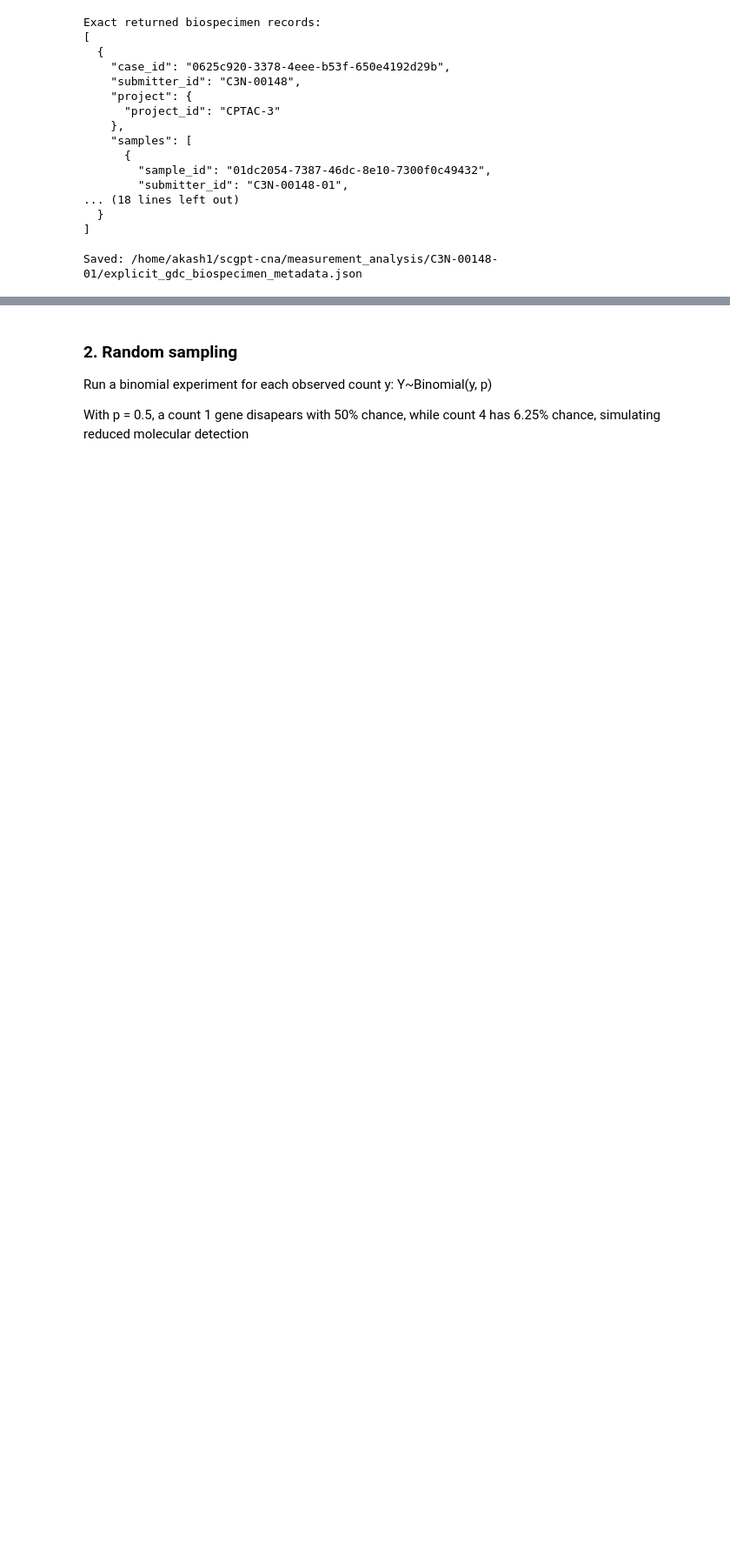
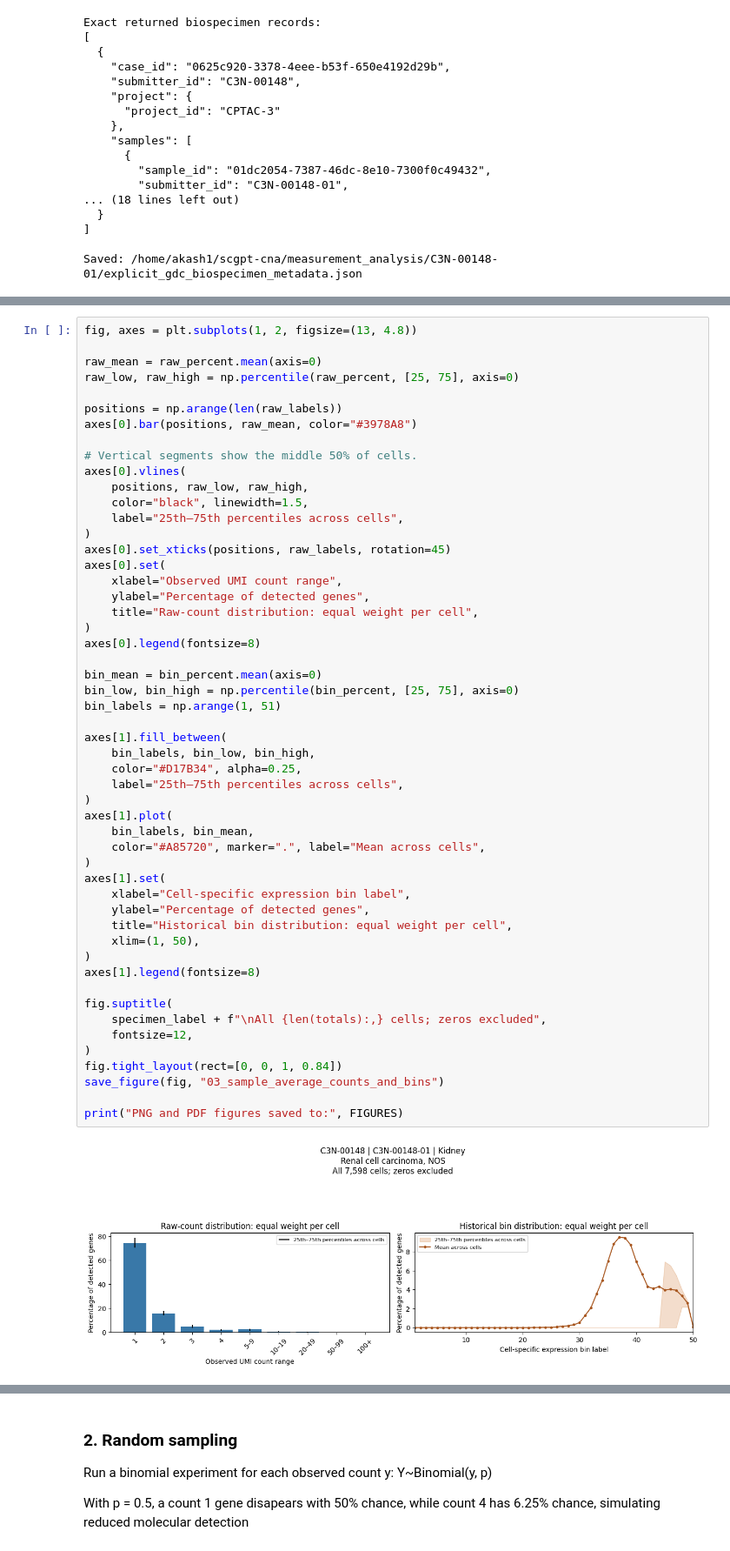
Before and after one commit to AkashPrasad2/scgpt-cna, a Jupyter notebook: notebooks/04-identifying_expression_prediction_problems.ipynb, the cells around one changed output, grey strips where cells are left out. Shown at 87% size. Drawn from its saved outputs; the diff is of its cells as text; blank space fills up the shorter version.

```diff
--- a/notebooks/04-identifying_expression_prediction_problems.ipynb
+++ b/notebooks/04-identifying_expression_prediction_problems.ipynb
@@ -446,0 +645,54 @@ Saved: /home/akash1/scgpt-cna/measurement_analysis/C3N-00148-01/explicit_gdc_bio
+# %%
+fig, axes = plt.subplots(1, 2, figsize=(13, 4.8))
+
+raw_mean = raw_percent.mean(axis=0)
+raw_low, raw_high = np.percentile(raw_percent, [25, 75], axis=0)
+
+positions = np.arange(len(raw_labels))
+axes[0].bar(positions, raw_mean, color="#3978A8")
+
+# Vertical segments show the middle 50% of cells.
+axes[0].vlines(
+    positions, raw_low, raw_high,
+    color="black", linewidth=1.5,
+    label="25th–75th percentiles across cells",
+)
+axes[0].set_xticks(positions, raw_labels, rotation=45)
+axes[0].set(
+    xlabel="Observed UMI count range",
+    ylabel="Percentage of detected genes",
+    title="Raw-count distribution: equal weight per cell",
+)
+axes[0].legend(fontsize=8)
+
+bin_mean = bin_percent.mean(axis=0)
+bin_low, bin_high = np.percentile(bin_percent, [25, 75], axis=0)
+bin_labels = np.arange(1, 51)
+
+axes[1].fill_between(
+    bin_labels, bin_low, bin_high,
+    color="#D17B34", alpha=0.25,
+    label="25th–75th percentiles across cells",
+)
+axes[1].plot(
+    bin_labels, bin_mean,
+    color="#A85720", marker=".", label="Mean across cells",
+)
+axes[1].set(
+    xlabel="Cell-specific expression bin label",
+    ylabel="Percentage of detected genes",
+    title="Historical bin distribution: equal weight per cell",
+    xlim=(1, 50),
+)
+axes[1].legend(fontsize=8)
+
+fig.suptitle(
+    specimen_label + f"\nAll {len(totals):,} cells; zeros excluded",
+    fontsize=12,
+)
+fig.tight_layout(rect=[0, 0, 1, 0.84])
+save_figure(fig, "03_sample_average_counts_and_bins")
+
+print("PNG and PDF figures saved to:", FIGURES)
+# %% [output]
+[figure, added]
```
Also changed, not shown: parts of 8 cells of this notebook.
